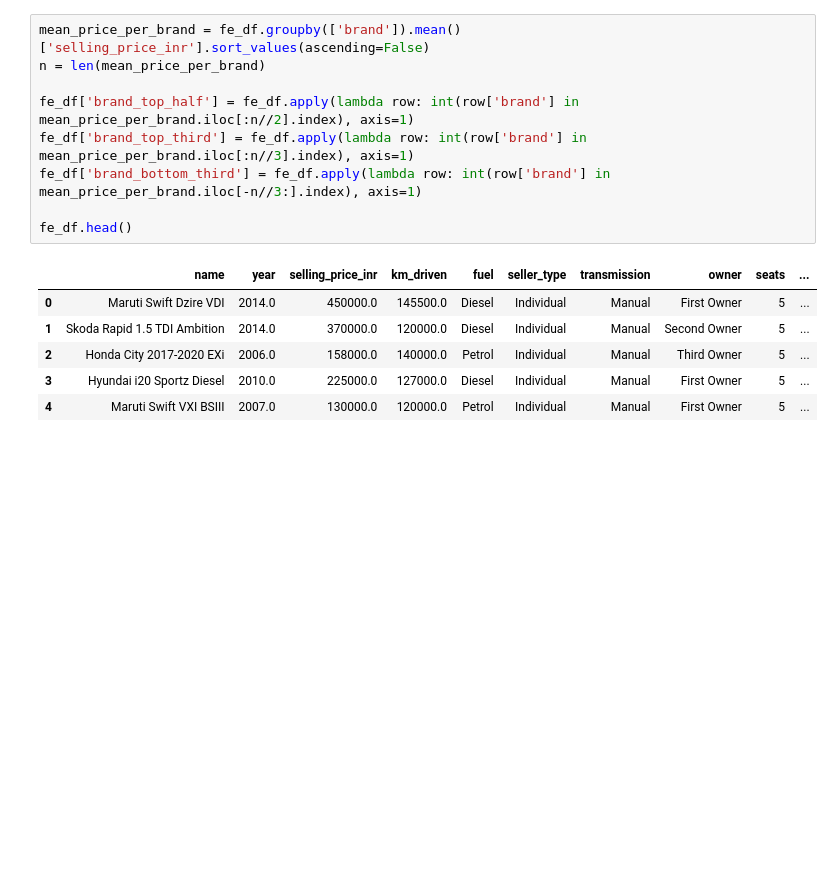
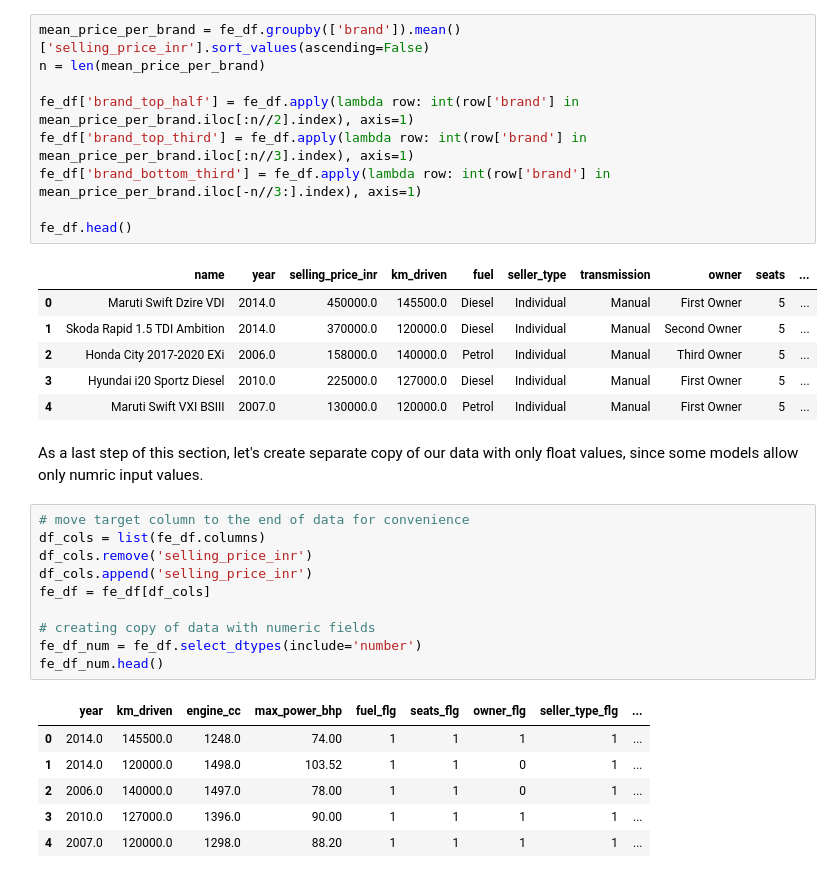
Before and after one commit to ZaikaBohdan/ds_car_price_proj, a Jupyter notebook: car_price_part_2.ipynb, the cells around one changed output. Cells and saved outputs as stored; diff of their text form; blank space fills up the shorter version.

```diff
--- a/car_price_pred.ipynb
+++ b/car_price_part_2.ipynb
@@ -1667,3 +1667,22 @@ fe_df.head()
 | 2 | Honda City 2017-2020 EXi | 2006.0 | 158000.0 | 140000.0 | Petrol | Individual | Manual | Third Owner | 5 | ... |
 | 3 | Hyundai i20 Sportz Diesel | 2010.0 | 225000.0 | 127000.0 | Diesel | Individual | Manual | First Owner | 5 | ... |
 | 4 | Maruti Swift VXI BSIII | 2007.0 | 130000.0 | 120000.0 | Petrol | Individual | Manual | First Owner | 5 | ... |
+# %% [markdown]
+As a last step of this section, let's create separate copy of our data with only float values, since some models allow only numric input values.
+# %%
+# move target column to the end of data for convenience
+df_cols = list(fe_df.columns)
+df_cols.remove('selling_price_inr')
+df_cols.append('selling_price_inr')
+fe_df = fe_df[df_cols]
+
+# creating copy of data with numeric fields
+fe_df_num = fe_df.select_dtypes(include='number')
+fe_df_num.head()
+# %% [output]
+|  | year | km_driven | engine_cc | max_power_bhp | fuel_flg | seats_flg | owner_flg | seller_type_flg | ... |
+| 0 | 2014.0 | 145500.0 | 1248.0 | 74.00 | 1 | 1 | 1 | 1 | ... |
+| 1 | 2014.0 | 120000.0 | 1498.0 | 103.52 | 1 | 1 | 0 | 1 | ... |
+| 2 | 2006.0 | 140000.0 | 1497.0 | 78.00 | 1 | 1 | 0 | 1 | ... |
+| 3 | 2010.0 | 127000.0 | 1396.0 | 90.00 | 1 | 1 | 1 | 1 | ... |
+| 4 | 2007.0 | 120000.0 | 1298.0 | 88.20 | 1 | 1 | 1 | 1 | ... |
```
Also changed, not shown: parts of 5 cells of this notebook, 5 other files.
